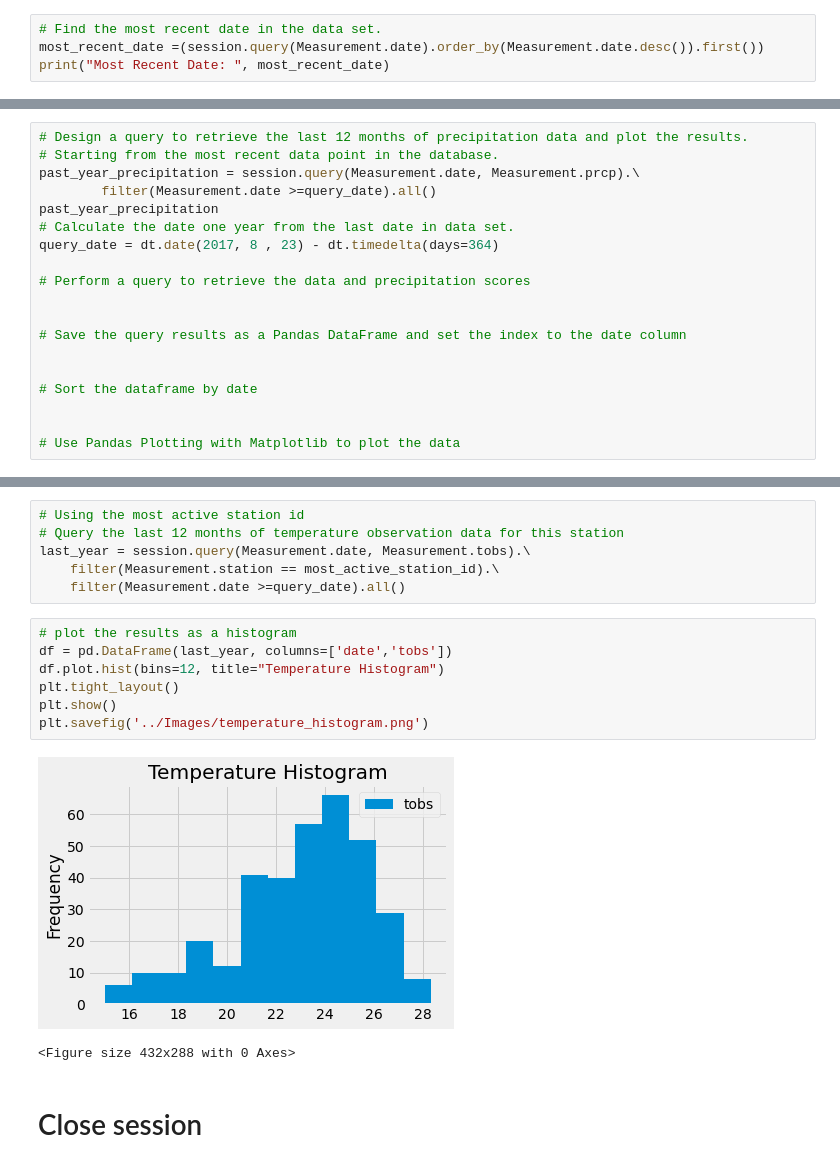
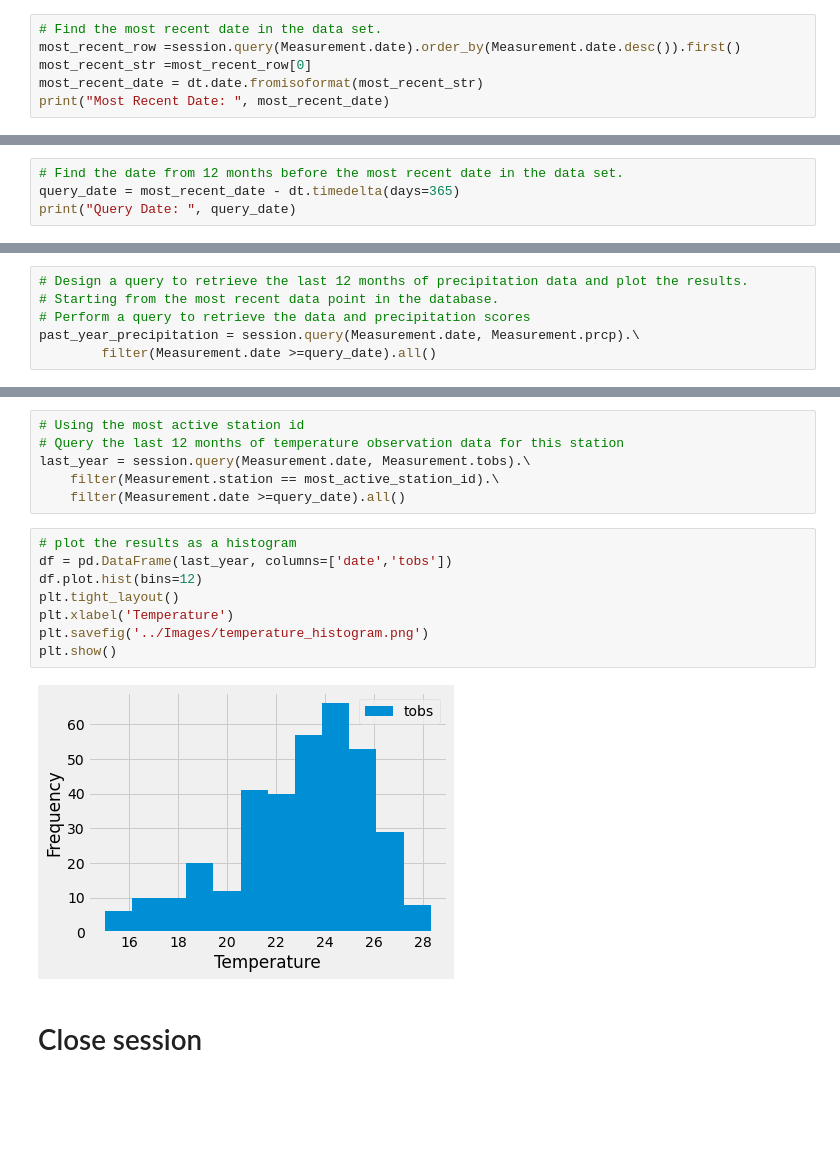
Before and after one commit to TroyFoote/SQL_Alchemy_Climate_Analysis, a Jupyter notebook: SurfsUp/climate_starter-checkpoint.ipynb, the cells around one changed output, grey strips where cells are left out. Drawn from its saved outputs; the diff is of its cells as text; blank space fills up the shorter version.

```diff
--- a/SurfsUp/climate_starter-checkpoint.ipynb
+++ b/SurfsUp/climate_starter-checkpoint.ipynb
@@ -39,6 +39,8 @@ session = Session(engine)
 # Exploratory Precipitation Analysis
 # %%
 # Find the most recent date in the data set.
-most_recent_date =(session.query(Measurement.date).order_by(Measurement.date.desc()).first())
+most_recent_row =session.query(Measurement.date).order_by(Measurement.date.desc()).first()
+most_recent_str =most_recent_row[0]
+most_recent_date = dt.date.fromisoformat(most_recent_str)
 print("Most Recent Date: ", most_recent_date)
 # %% [output]
@@ -50,0 +48,4 @@ Query Date:  2016-08-24
+# %%
+# Find the date from 12 months before the most recent date in the data set.
+query_date = most_recent_date - dt.timedelta(days=365)
+print("Query Date: ", query_date)
@@ -51,19 +54,6 @@ Query Date:  2016-08-24
 # %%
 # Design a query to retrieve the last 12 months of precipitation data and plot the results.
 # Starting from the most recent data point in the database.
+# Perform a query to retrieve the data and precipitation scores
 past_year_precipitation = session.query(Measurement.date, Measurement.prcp).\
         filter(Measurement.date >=query_date).all()
-past_year_precipitation
-# Calculate the date one year from the last date in data set.
-query_date = dt.date(2017, 8 , 23) - dt.timedelta(days=364)
-
-# Perform a query to retrieve the data and precipitation scores
-
-
-# Save the query results as a Pandas DataFrame and set the index to the date column
-
-
-# Sort the dataframe by date
-
-
-# Use Pandas Plotting with Matplotlib to plot the data
@@ -137,13 +168,13 @@ last_year = session.query(Measurement.date, Measurement.tobs).\
 # %%
 # plot the results as a histogram
 df = pd.DataFrame(last_year, columns=['date','tobs'])
-df.plot.hist(bins=12, title="Temperature Histogram")
+df.plot.hist(bins=12)
 plt.tight_layout()
+plt.xlabel('Temperature')
+plt.savefig('../Images/temperature_histogram.png')
 plt.show()
-plt.savefig('../Images/temperature_histogram.png')
 # %% [output]
-[figure, old version]
+[figure, new version]
-<Figure size 432x288 with 0 Axes>
 # %% [markdown]
 # Close session
 # %%
```
Also changed, not shown: parts of 8 cells of this notebook, 2 other files.
